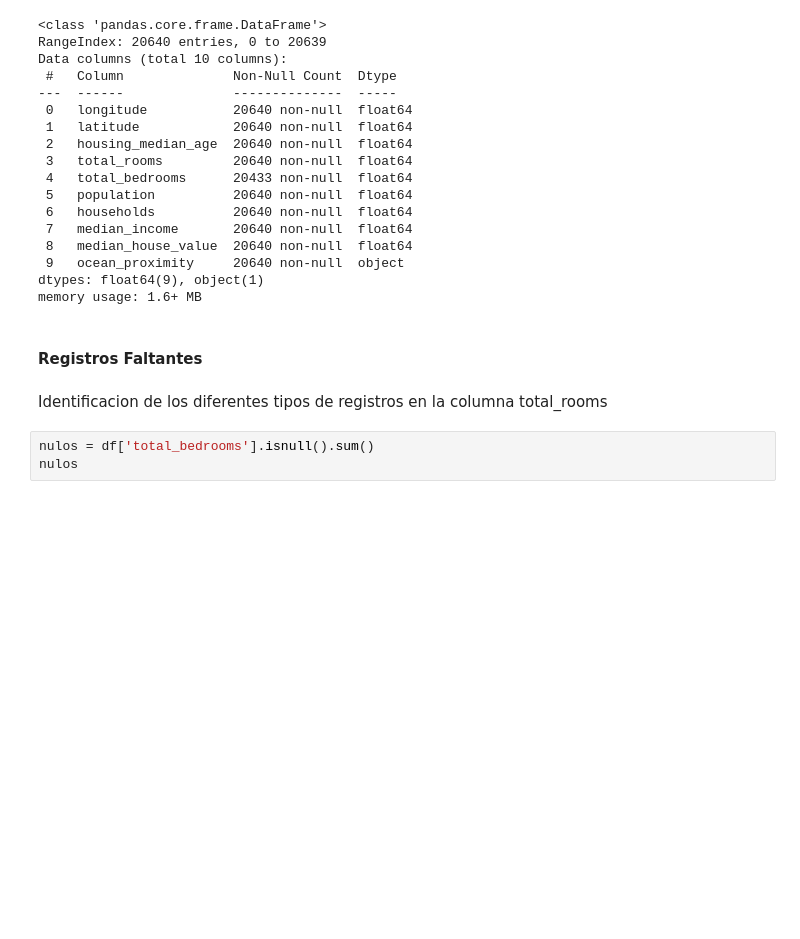
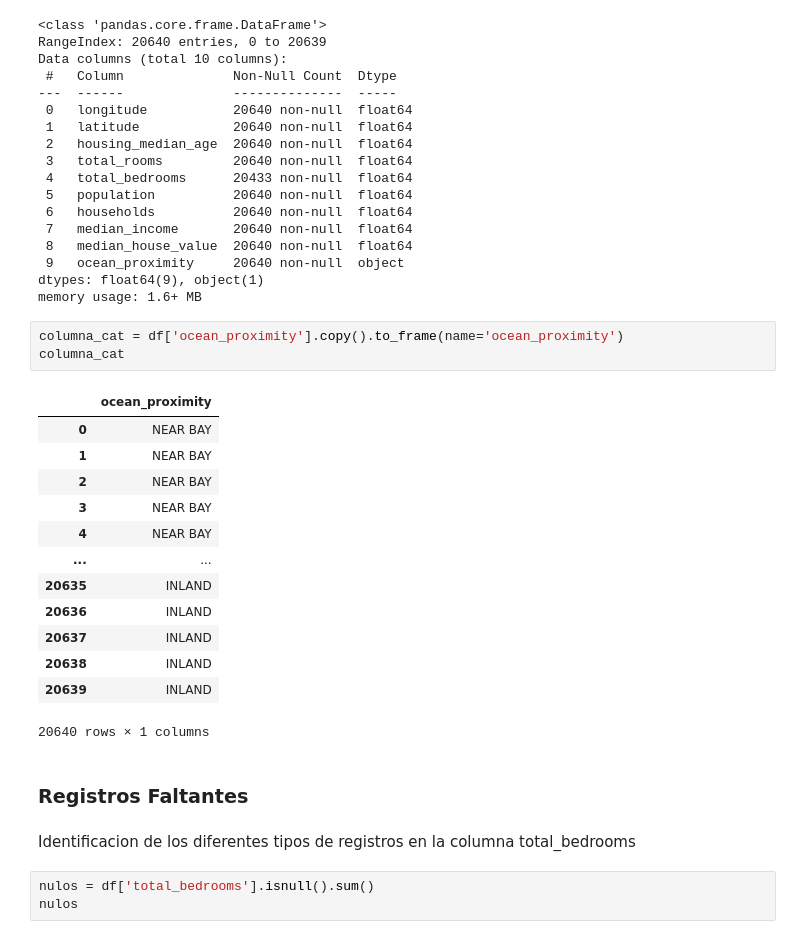
Before and after one commit to Erikearias/trabajoFinalFundamentosProgramacion, a Jupyter notebook: proyecto_final1.ipynb, the cells around one changed output. Saved outputs shown, nothing was run; the diff lists cells and outputs as text; blank space fills up the shorter version.

```diff
--- a/proyecto_final1.ipynb
+++ b/proyecto_final1.ipynb
@@ -188,10 +188,27 @@ Data columns (total 10 columns):
  9   ocean_proximity     20640 non-null  object
 dtypes: float64(9), object(1)
 memory usage: 1.6+ MB
+# %%
+columna_cat = df['ocean_proximity'].copy().to_frame(name='ocean_proximity')
+columna_cat
+# %% [output]
+|  | ocean_proximity |
+| 0 | NEAR BAY |
+| 1 | NEAR BAY |
+| 2 | NEAR BAY |
+| 3 | NEAR BAY |
+| 4 | NEAR BAY |
+| ... | ... |
+| 20635 | INLAND |
+| 20636 | INLAND |
+| 20637 | INLAND |
+| 20638 | INLAND |
+| 20639 | INLAND |
+20640 rows × 1 columns
 # %% [markdown]
-#### Registros Faltantes
+### Registros Faltantes
 # %% [markdown]
-Identificacion de los diferentes tipos de registros en la columna total_rooms
+Identificacion de los diferentes tipos de registros en la columna total_bedrooms
 # %%
 nulos = df['total_bedrooms'].isnull().sum()
 nulos
```
Also changed, not shown: parts of 14 cells of this notebook.
